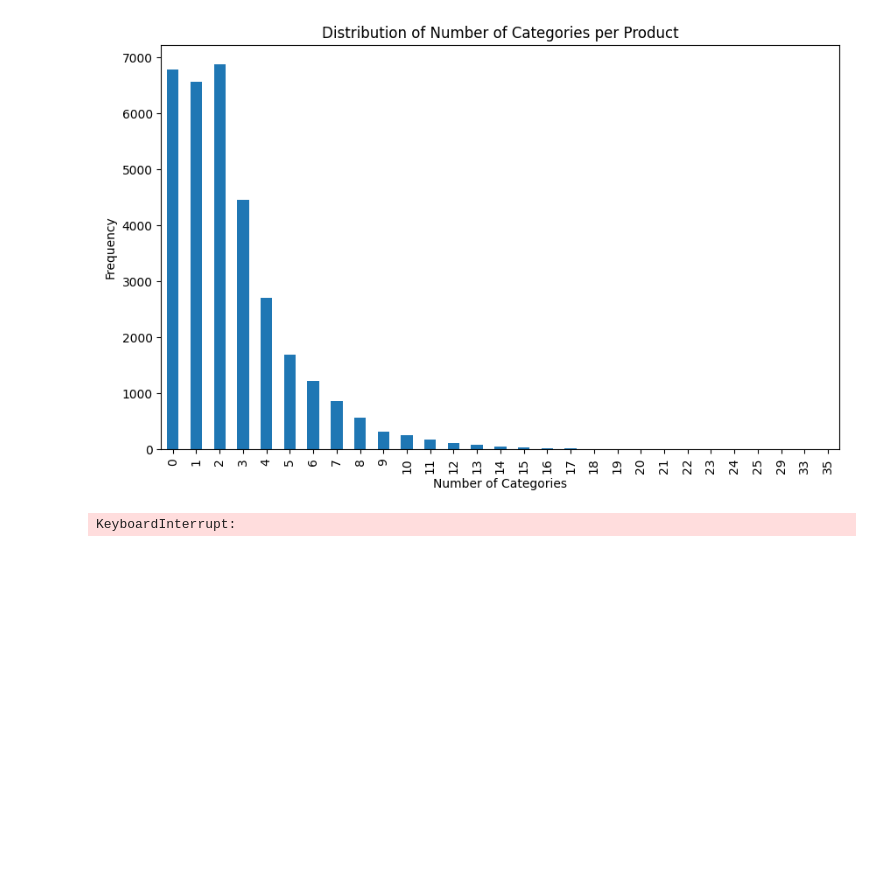
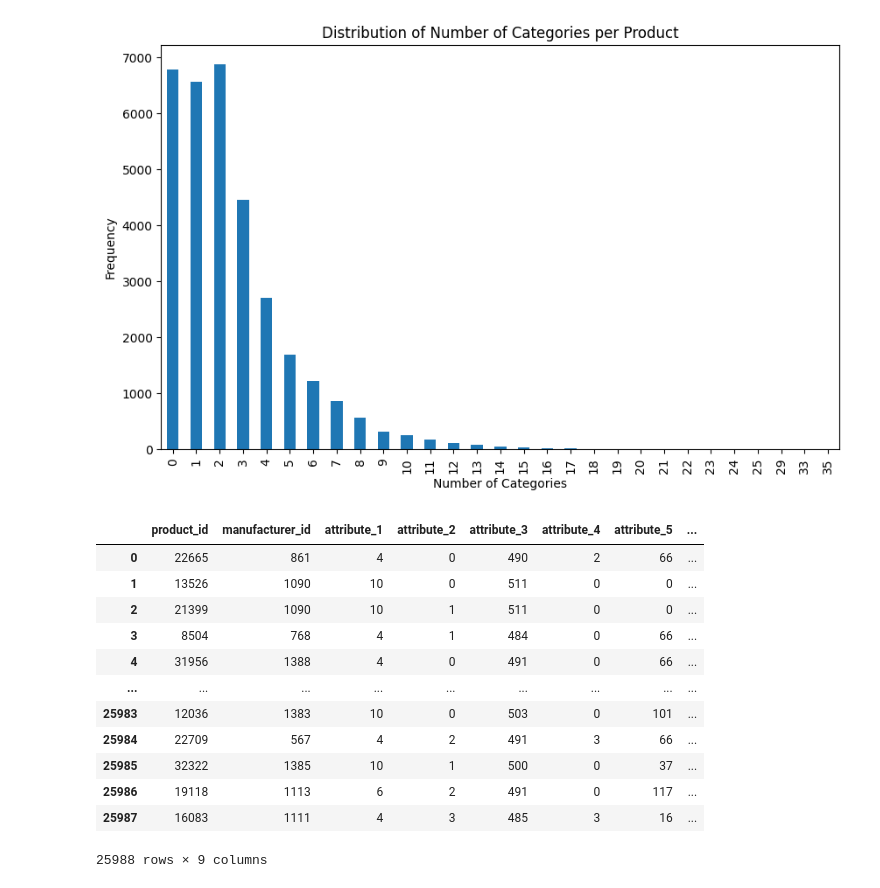
Before and after one commit to anildervis/YZV311_2425_150210307_150220344, a Jupyter notebook: product.ipynb, the cells around one changed output. Drawn from its saved outputs; the diff is of its cells as text; code cells hidden in the pictures; blank space fills up the shorter version.

```diff
--- a/product.ipynb
+++ b/product.ipynb
@@ -88,33 +114,17 @@ plt.show()
-# %%
-from tqdm import tqdm
-import pandas as pd
-from sklearn.preprocessing import MultiLabelBinarizer
-from sklearn.metrics.pairwise import cosine_similarity
-from joblib import Parallel, delayed
-
-df = product_catalog
-
-# Step 1: One-hot encoding the categories
-mlb = MultiLabelBinarizer()
-encoded = mlb.fit_transform(df['categories'])
-df['vector'] = list(encoded)
-
-# Step 2: Parallelized Cosine Similarity Computation with tqdm
-def compute_cosine_similarity(single_vec, all_vectors):
-    single_vec_2d = [single_vec]
-    sim_scores = cosine_similarity(single_vec_2d, all_vectors)
-    return sim_scores.flatten()
-
-all_vectors = df['vector'].tolist()
-
-# Parallelize the computation of cosine similarity for each row with tqdm
-similarities = Parallel(n_jobs=-1, backend='loky')(
-    delayed(compute_cosine_similarity)(vec, all_vectors) for vec in tqdm(all_vectors)
-)
-
-df['similarity'] = similarities
-
-# Display the updated DataFrame
-display(df)
-# %% [output]
-KeyboardInterrupt:
+# %%
+filtered_product_catalog = product_catalog[product_catalog['categories_length'] > 0].reset_index(drop=True)
+display(filtered_product_catalog)
+# %% [output]
+|  | product_id | manufacturer_id | attribute_1 | attribute_2 | attribute_3 | attribute_4 | attribute_5 | ... |
+| 0 | 22665 | 861 | 4 | 0 | 490 | 2 | 66 | ... |
+| 1 | 13526 | 1090 | 10 | 0 | 511 | 0 | 0 | ... |
+| 2 | 21399 | 1090 | 10 | 1 | 511 | 0 | 0 | ... |
+| 3 | 8504 | 768 | 4 | 1 | 484 | 0 | 66 | ... |
+| 4 | 31956 | 1388 | 4 | 0 | 491 | 0 | 66 | ... |
+| ... | ... | ... | ... | ... | ... | ... | ... | ... |
+| 25983 | 12036 | 1383 | 10 | 0 | 503 | 0 | 101 | ... |
+| 25984 | 22709 | 567 | 4 | 2 | 491 | 3 | 66 | ... |
+| 25985 | 32322 | 1385 | 10 | 1 | 500 | 0 | 37 | ... |
+| 25986 | 19118 | 1113 | 6 | 2 | 491 | 0 | 117 | ... |
+| 25987 | 16083 | 1111 | 4 | 3 | 485 | 3 | 16 | ... |
+25988 rows × 9 columns
```
Also changed, not shown: parts of 11 cells of this notebook.
